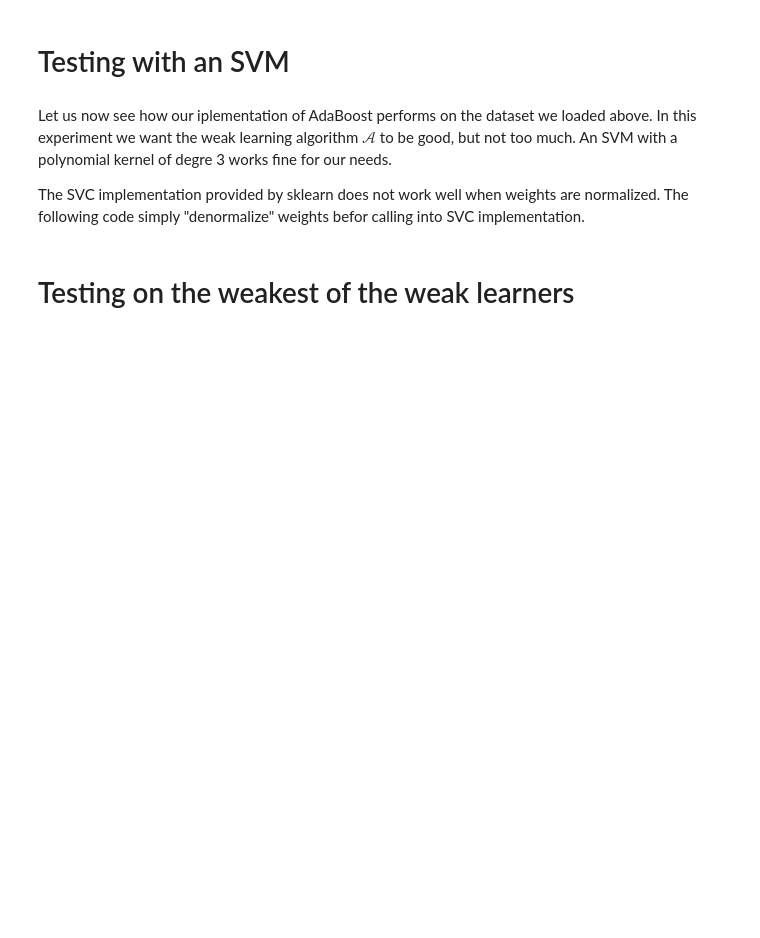
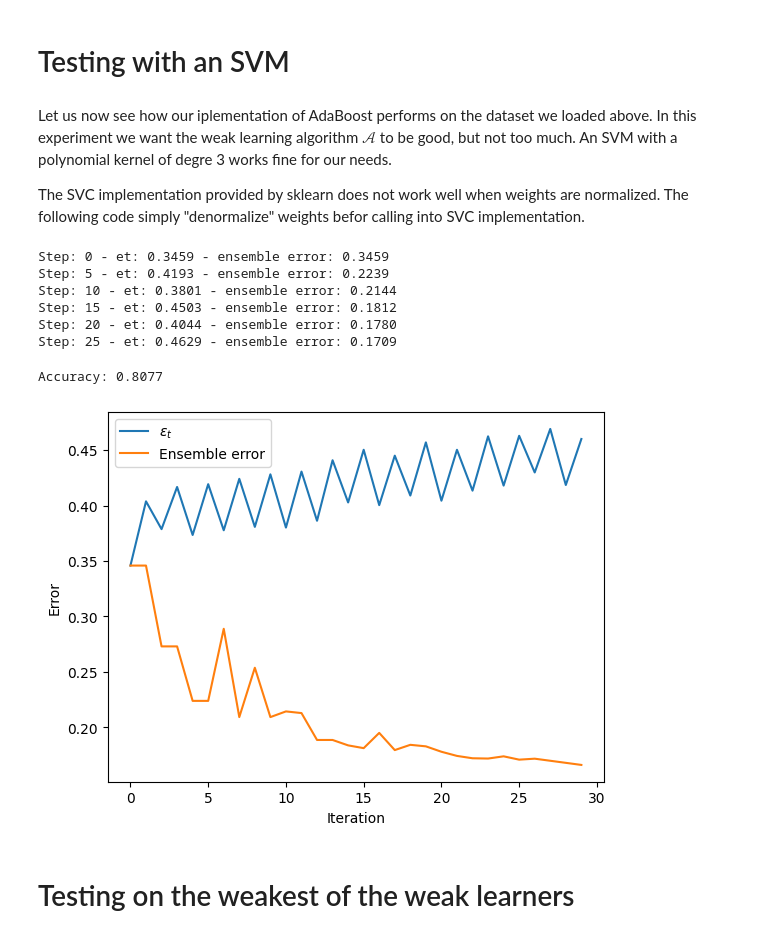
Before and after one commit to jakbtg/AAUT, a Jupyter notebook: Esposito/3-AdaBoost.ipynb, the cells around one changed output. Saved outputs shown, nothing was run; the diff lists cells and outputs as text; code cells hidden in the pictures; blank space fills up the shorter version.

Commit message:
working on adaboost

```diff
--- a/Esposito/3-AdaBoost.ipynb
+++ b/Esposito/3-AdaBoost.ipynb
@@ -28,24 +29,42 @@ class AdaBoost:
         self.T = T
         self.classifiers = []
         self.alphas = []
+        self.weak_learner_errors = []
+        self.ensemble_errors = []
 
     def trainWeakModel(self, X, y, w):
-        result = copy.deepcopy(self.weakModel)
+        result = deepcopy(self.weakModel)
         result.fit(X, y, sample_weight=w)
         return result
 
     def weightedError(self, y, y_, w):
-        return np.sum(w * (y != y_))
+        return np.sum(w[y != y_])
 
     def fit(self, X, y):
         n = len(y)
         w = np.ones(n) / n
+        ensemble_predictions = np.zeros(n)
         for t in range(self.T):
             mt = self.trainWeakModel(X, y, w)
+            y_ = mt.predict(X)
             et = self.weightedError(y, y_, w)
+            if et > 0.5:
+                raise ValueError("The weak model did not provide et < 0.5")
+            at = 0.5 * math.log((1 - et) / et)
+            self.classifiers.append(mt)
+            self.alphas.append(at)
+            w = w * np.exp(-at * y * y_)
+            w = w / np.sum(w)
+            ensemble_predictions += at * y_
+            ensemble_error = np.sum(np.sign(ensemble_predictions) != y) / n
+            self.ensemble_errors.append(ensemble_error)
+            self.weak_learner_errors.append(et)
+            if t % 5 == 0:
+                print(f'Step: {t} - et: {et:.4f} - ensemble error: {ensemble_error:.4f}')
+        return self
 
     def predict(self, X):
-        return None # to be completed
+        return np.sign(np.sum([at * mt.predict(X) for at, mt in zip(self.alphas, self.classifiers)], axis=0))
 # %% [markdown]
 # Testing with an SVM
 # %% [markdown]
@@ -69,5 +88,12 @@ The SVC implementation provided by sklearn does not work well when weights are n
 # %%
-weakModel = SVC(kernel="poly", degree=3)
-adaboost = AdaBoost(weakModel, 100)
-y_train_ = c.predict(X_train)
-y_test_ = c.predict(X_test)
+weakModel = SVC_(kernel="poly", degree=3)
+adaboost = AdaBoost(weakModel, 30).fit(X_train, y_train)
+y_train_ = adaboost.predict(X_train)
+y_test_ = adaboost.predict(X_test)
+# %% [output]
+Step: 0 - et: 0.3459 - ensemble error: 0.3459
+Step: 5 - et: 0.4193 - ensemble error: 0.2239
+Step: 10 - et: 0.3801 - ensemble error: 0.2144
+Step: 15 - et: 0.4503 - ensemble error: 0.1812
+Step: 20 - et: 0.4044 - ensemble error: 0.1780
+Step: 25 - et: 0.4629 - ensemble error: 0.1709
@@ -76,3 +100,17 @@ accuracy = (0.5 - y_train_.T * y_train/(2 * len(y_train)))
+# %%
+accuracy = np.sum(y_test == y_test_) / len(y_test)
+print(f'Accuracy: {accuracy:.4f}')
+# %% [output]
+Accuracy: 0.8077
+# %%
+plt.plot(adaboost.weak_learner_errors, label="$\epsilon_t$")
+plt.plot(adaboost.ensemble_errors, label="Ensemble error")
+plt.xlabel("Iteration")
+plt.ylabel("Error")
+plt.legend()
+plt.show()
+# %% [output]
+[figure, added]
 # %% [markdown]
 # Testing on the weakest of the weak learners
 # %% [markdown]
```
Also changed, not shown: parts of 3 cells of this notebook.
